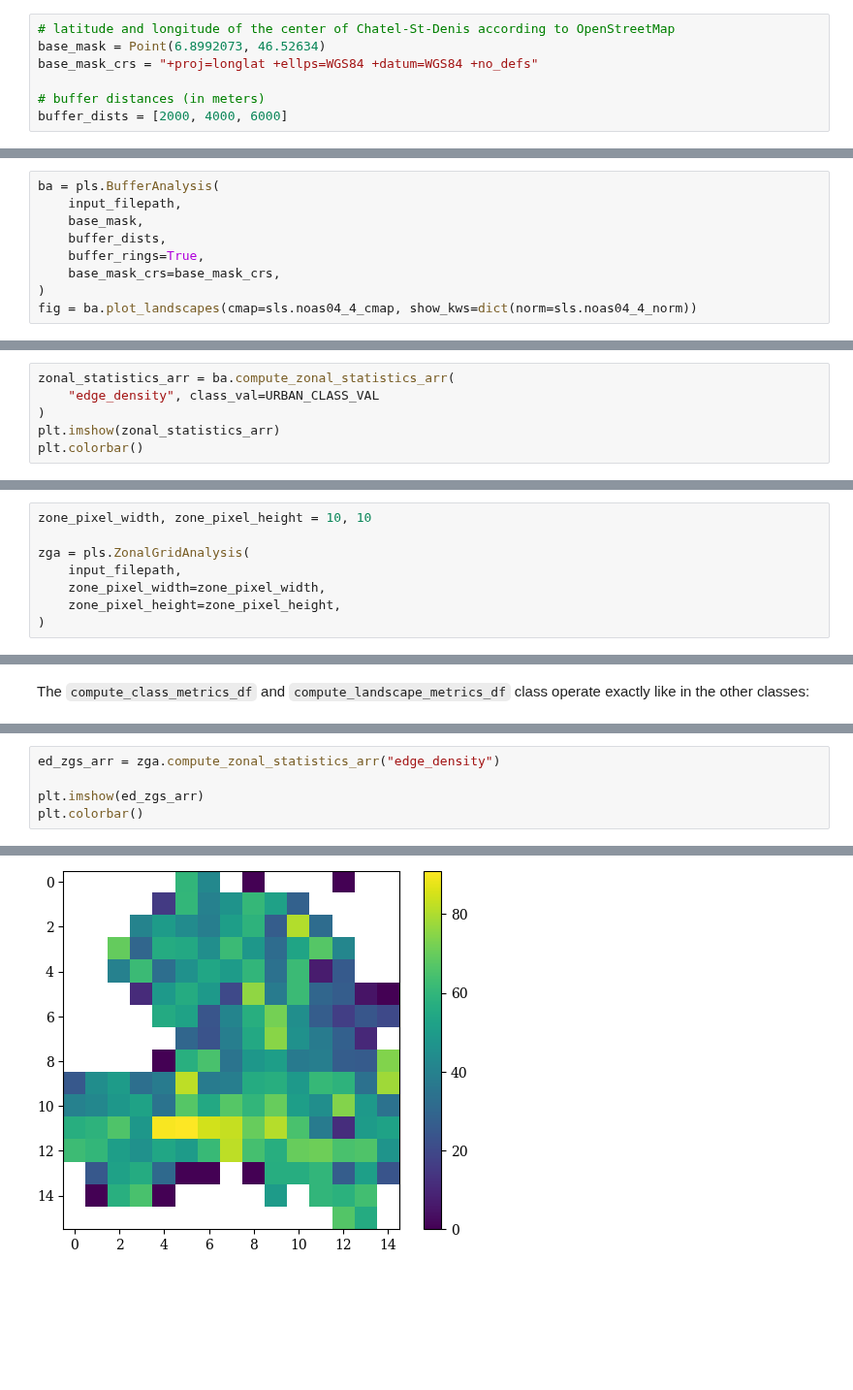
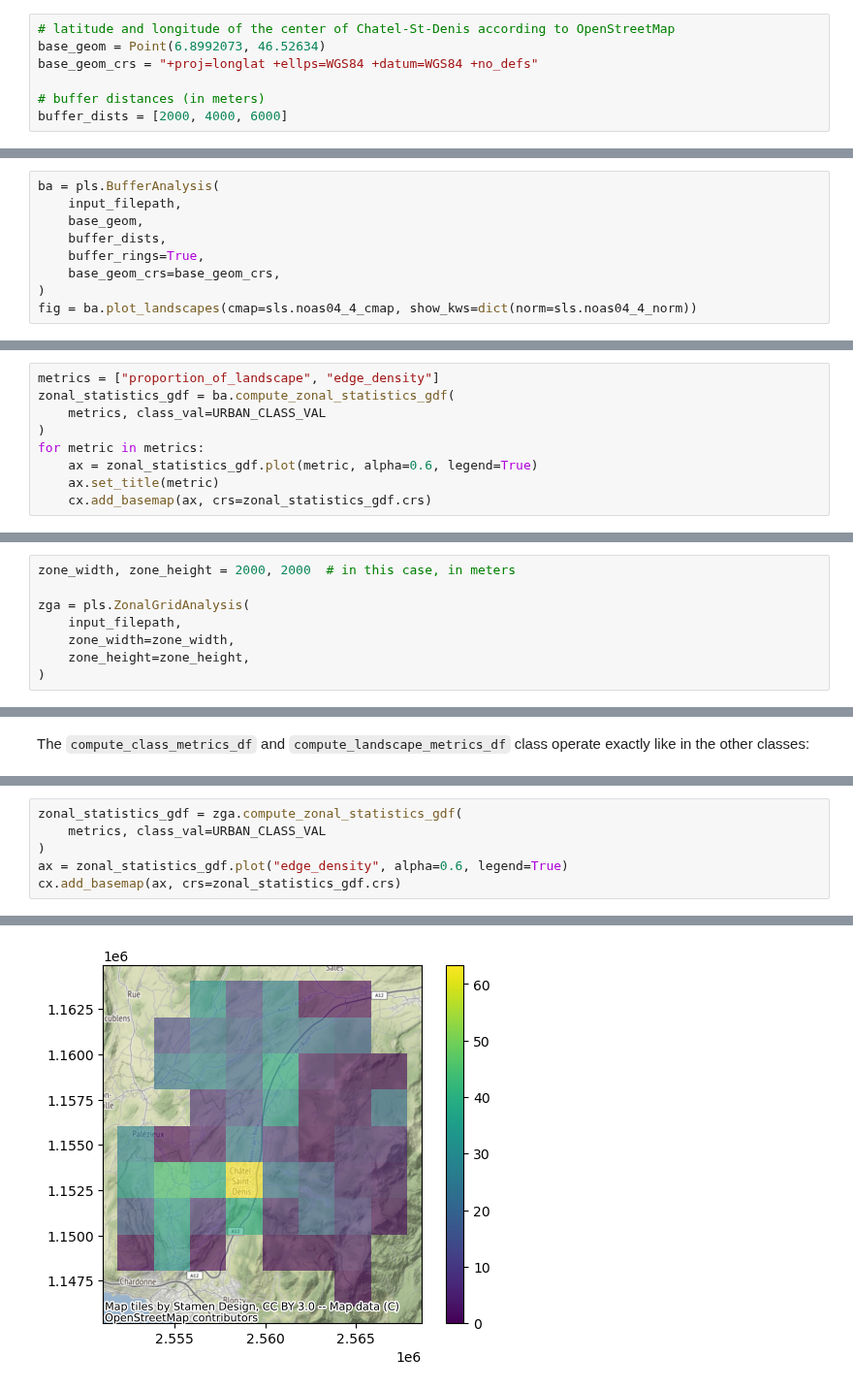
Before and after one commit to martibosch/pylandstats-notebooks, a Jupyter notebook: notebooks/03-zonal-analysis.ipynb, the cells around one changed output, grey strips where cells are left out. Shown at 97% size. Cells and saved outputs as stored; diff of their text form; blank space fills up the shorter version.

```diff
--- a/notebooks/03-zonal-analysis.ipynb
+++ b/notebooks/03-zonal-analysis.ipynb
@@ -190,8 +192,8 @@ In line with the classic concentric models of location and land use, we are ofte
 We might define a given coordinate as the center of our region of interest (in this example, the town of Chatel-St-Denis) and a series of buffer distances around that point:
 # %%
 # latitude and longitude of the center of Chatel-St-Denis according to OpenStreetMap
-base_mask = Point(6.8992073, 46.52634)
-base_mask_crs = "+proj=longlat +ellps=WGS84 +datum=WGS84 +no_defs"
+base_geom = Point(6.8992073, 46.52634)
+base_geom_crs = "+proj=longlat +ellps=WGS84 +datum=WGS84 +no_defs"
 
 # buffer distances (in meters)
 buffer_dists = [2000, 4000, 6000]
@@ -245,10 +247,10 @@ To that end, we might pass the argument `buffer_rings=True` when instantiating `
 # %%
 ba = pls.BufferAnalysis(
     input_filepath,
-    base_mask,
+    base_geom,
     buffer_dists,
     buffer_rings=True,
-    base_mask_crs=base_mask_crs,
+    base_geom_crs=base_geom_crs,
 )
 fig = ba.plot_landscapes(cmap=sls.noas04_4_cmap, show_kws=dict(norm=sls.noas04_4_norm))
 # %% [output]
@@ -281,7 +283,10 @@ Again, the zonal statistics of a metric can be represented in space with of the
 # %%
-zonal_statistics_arr = ba.compute_zonal_statistics_arr(
-    "edge_density", class_val=URBAN_CLASS_VAL
+metrics = ["proportion_of_landscape", "edge_density"]
+zonal_statistics_gdf = ba.compute_zonal_statistics_gdf(
+    metrics, class_val=URBAN_CLASS_VAL
 )
-plt.imshow(zonal_statistics_arr)
-plt.colorbar()
+for metric in metrics:
+    ax = zonal_statistics_gdf.plot(metric, alpha=0.6, legend=True)
+    ax.set_title(metric)
+    cx.add_basemap(ax, crs=zonal_statistics_gdf.crs)
 # %% [output]
@@ -336,10 +339,10 @@ Another recurrent approach to zonal analysis is to decompose the landscape raste
 # %%
-zone_pixel_width, zone_pixel_height = 10, 10
+zone_width, zone_height = 2000, 2000  # in this case, in meters
 
 zga = pls.ZonalGridAnalysis(
     input_filepath,
-    zone_pixel_width=zone_pixel_width,
-    zone_pixel_height=zone_pixel_height,
+    zone_width=zone_width,
+    zone_height=zone_height,
 )
 # %% [markdown]
 Alternatively, we can instead define the number of zones that we desire in each dimension by means of the `num_zone_rows` and `num_zone_cols` keyword arguments of the initialization method.
@@ -376,6 +383,7 @@ Like in the other zonal analysis classes, the zonal metrics van be represented i
 # %%
-ed_zgs_arr = zga.compute_zonal_statistics_arr("edge_density")
-
-plt.imshow(ed_zgs_arr)
-plt.colorbar()
+zonal_statistics_gdf = zga.compute_zonal_statistics_gdf(
+    metrics, class_val=URBAN_CLASS_VAL
+)
+ax = zonal_statistics_gdf.plot("edge_density", alpha=0.6, legend=True)
+cx.add_basemap(ax, crs=zonal_statistics_gdf.crs)
 # %% [output]
@@ -383 +390 @@ plt.colorbar()
-[figure, old version]
+[figure, new version]
```
Also changed, not shown: parts of 67 cells of this notebook, 5 other files.
